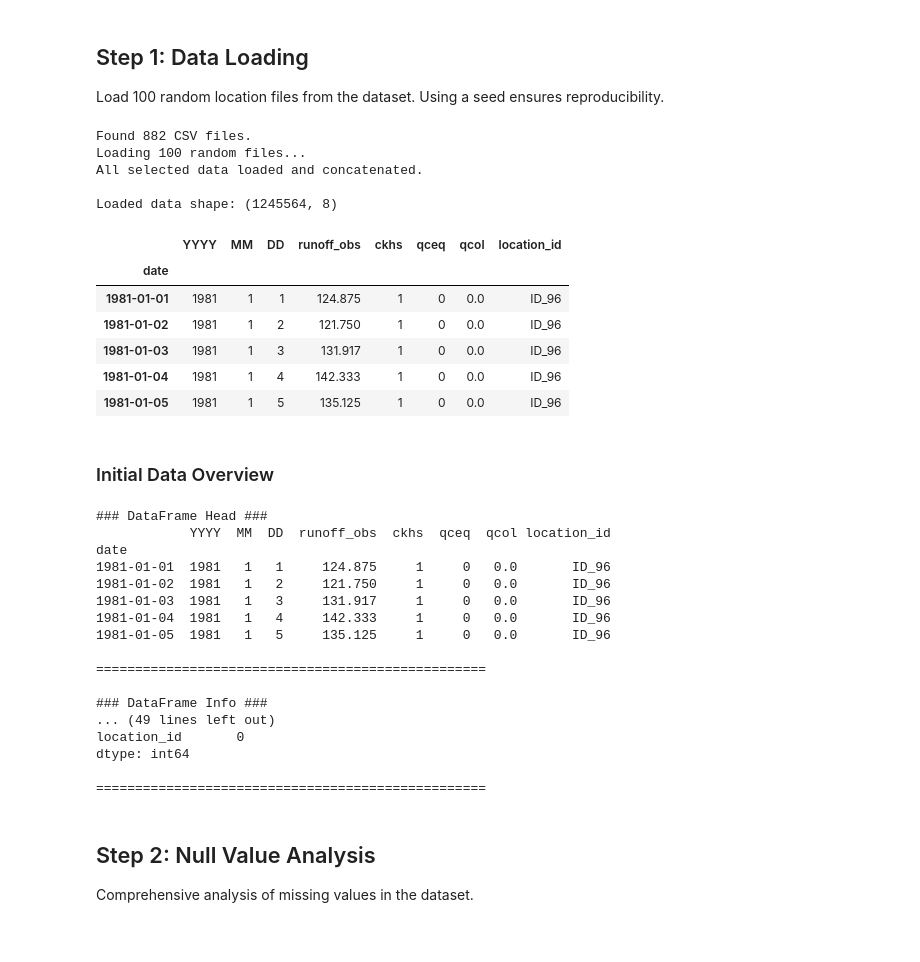
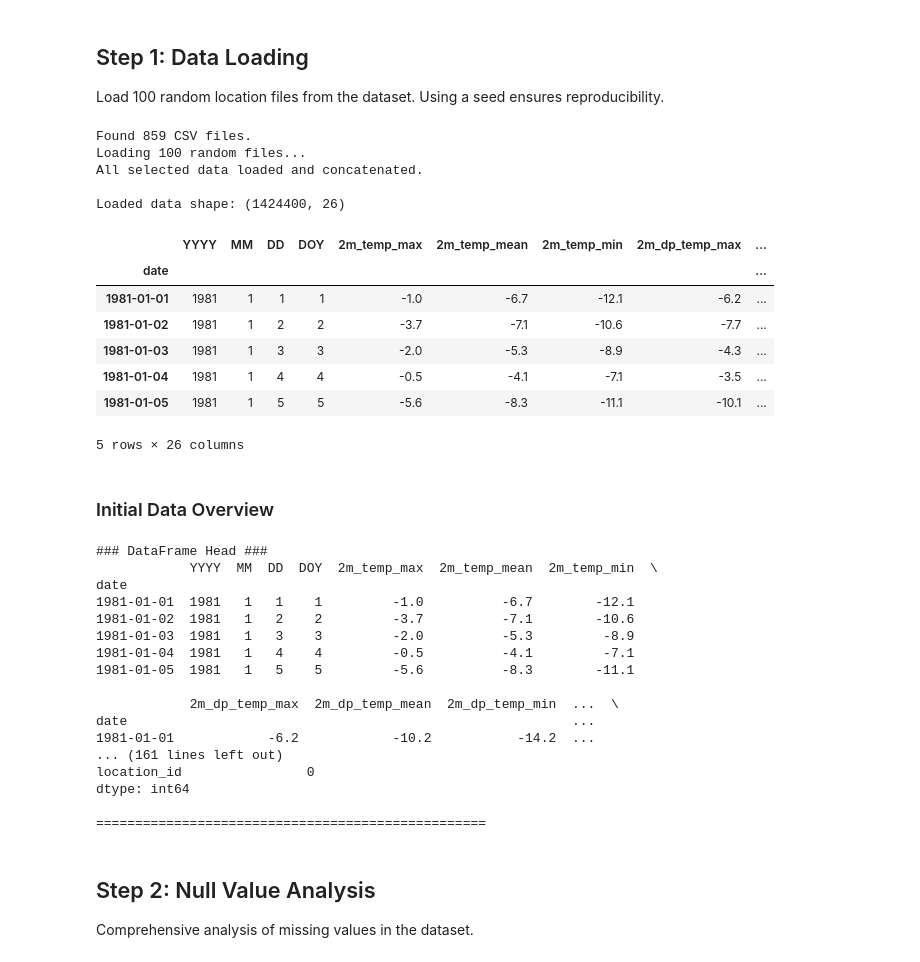
Before and after one commit to 4ydan/sustainability25W, a Jupyter notebook: ass2/notebooks/analyze.ipynb, the cells around one changed output. Cells and saved outputs as stored; diff of their text form; code cells hidden in the pictures.

```diff
--- a/ass2/notebooks/analyze.ipynb
+++ b/ass2/notebooks/analyze.ipynb
@@ -47,44 +47,45 @@ from src.analyze.preprocessing import (
 Load 100 random location files from the dataset.
 Using a seed ensures reproducibility.
 # %%
-DATA_PATH = os.path.join('data', 'D_gauges', '2_timeseries', 'daily')
+DATA_PATH = os.path.join('data', 'A_basins_total_upstrm', '2_timeseries', 'daily')
 SEED = 42
 
 df_raw = load_random_files(DATA_PATH, num_files=100, seed=SEED)
 print(f"\nLoaded data shape: {df_raw.shape}")
 df_raw.head()
 # %% [output]
-Found 882 CSV files.
+Found 859 CSV files.
 Loading 100 random files...
 All selected data loaded and concatenated.
 
-Loaded data shape: (1245564, 8)
+Loaded data shape: (1424400, 26)
-|  | YYYY | MM | DD | runoff_obs | ckhs | qceq | qcol | location_id |
-| date |  |  |  |  |  |  |  |  |
-| 1981-01-01 | 1981 | 1 | 1 | 124.875 | 1 | 0 | 0.0 | ID_96 |
-| 1981-01-02 | 1981 | 1 | 2 | 121.750 | 1 | 0 | 0.0 | ID_96 |
-| 1981-01-03 | 1981 | 1 | 3 | 131.917 | 1 | 0 | 0.0 | ID_96 |
-| 1981-01-04 | 1981 | 1 | 4 | 142.333 | 1 | 0 | 0.0 | ID_96 |
-| 1981-01-05 | 1981 | 1 | 5 | 135.125 | 1 | 0 | 0.0 | ID_96 |
+|  | YYYY | MM | DD | DOY | 2m_temp_max | 2m_temp_mean | 2m_temp_min | 2m_dp_temp_max | ... |
+| date |  |  |  |  |  |  |  |  | ... |
+| 1981-01-01 | 1981 | 1 | 1 | 1 | -1.0 | -6.7 | -12.1 | -6.2 | ... |
+| 1981-01-02 | 1981 | 1 | 2 | 2 | -3.7 | -7.1 | -10.6 | -7.7 | ... |
+| 1981-01-03 | 1981 | 1 | 3 | 3 | -2.0 | -5.3 | -8.9 | -4.3 | ... |
+| 1981-01-04 | 1981 | 1 | 4 | 4 | -0.5 | -4.1 | -7.1 | -3.5 | ... |
+| 1981-01-05 | 1981 | 1 | 5 | 5 | -5.6 | -8.3 | -11.1 | -10.1 | ... |
+5 rows × 26 columns
 # %% [markdown]
 ### Initial Data Overview
 # %%
 perform_initial_inspection(df_raw)
 # %% [output]
 ### DataFrame Head ###
-            YYYY  MM  DD  runoff_obs  ckhs  qceq  qcol location_id
+            YYYY  MM  DD  DOY  2m_temp_max  2m_temp_mean  2m_temp_min  \
 date
-1981-01-01  1981   1   1     124.875     1     0   0.0       ID_96
-1981-01-02  1981   1   2     121.750     1     0   0.0       ID_96
-1981-01-03  1981   1   3     131.917     1     0   0.0       ID_96
-1981-01-04  1981   1   4     142.333     1     0   0.0       ID_96
-1981-01-05  1981   1   5     135.125     1     0   0.0       ID_96
+1981-01-01  1981   1   1    1         -1.0          -6.7        -12.1
+1981-01-02  1981   1   2    2         -3.7          -7.1        -10.6
+1981-01-03  1981   1   3    3         -2.0          -5.3         -8.9
+1981-01-04  1981   1   4    4         -0.5          -4.1         -7.1
+1981-01-05  1981   1   5    5         -5.6          -8.3        -11.1
 
-==================================================
-
-### DataFrame Info ###
-... (49 lines left out)
-location_id       0
+            2m_dp_temp_max  2m_dp_temp_mean  2m_dp_temp_min  ...  \
+date                                                         ...
+1981-01-01            -6.2            -10.2           -14.2  ...
+... (161 lines left out)
+location_id                0
 dtype: int64
 
 ==================================================
```
Also changed, not shown: parts of 21 cells of this notebook, 4 other files.
